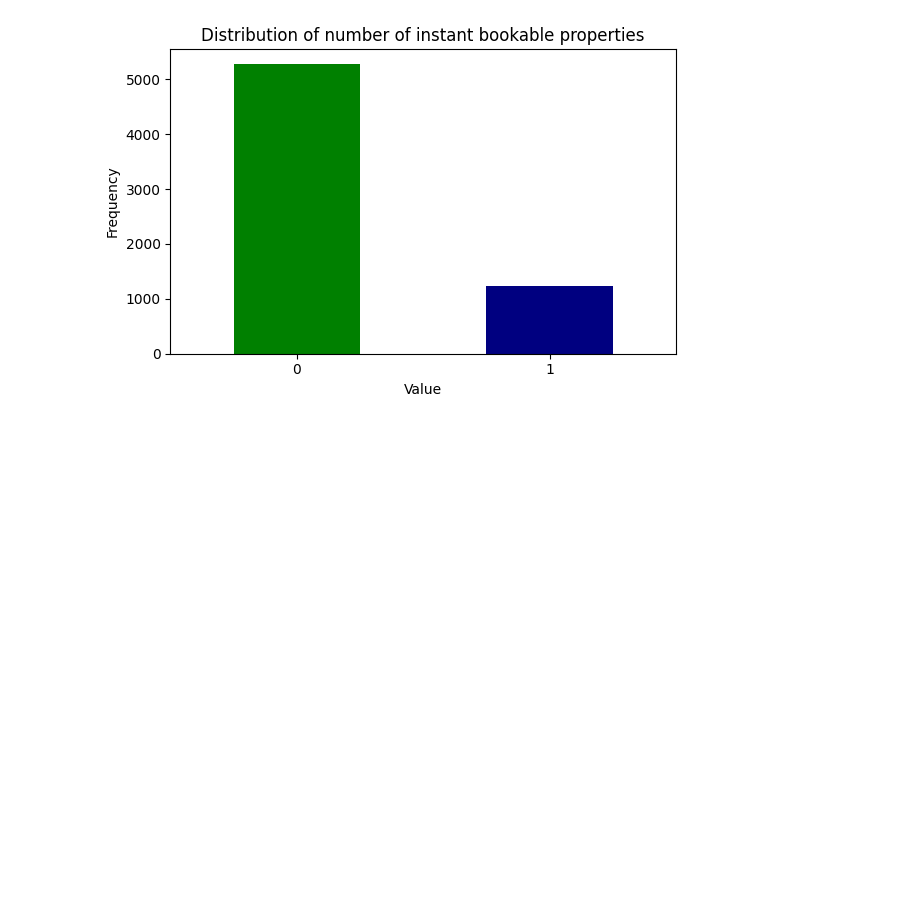
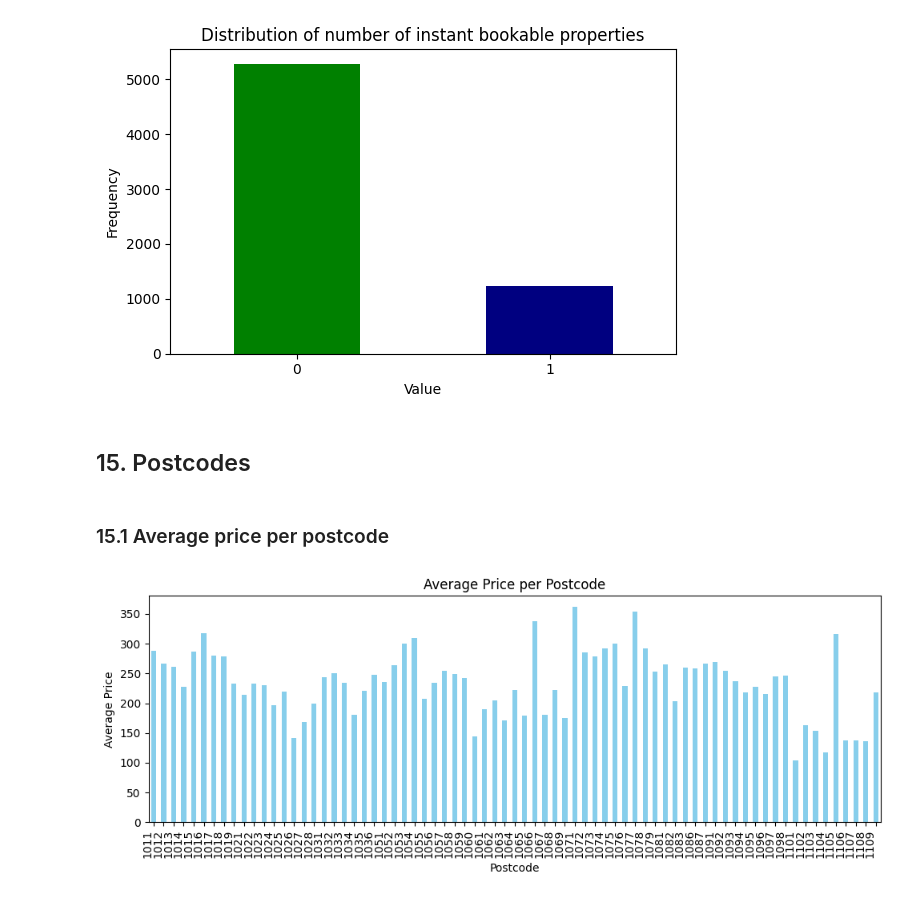
Before and after one commit to linashyshova/eds_modeling, a Jupyter notebook: 2_data_review.ipynb, the cells around one changed output. Drawn from its saved outputs; the diff is of its cells as text; code cells hidden in the pictures; blank space fills up the shorter version.

```diff
--- a/2_data_review.ipynb
+++ b/2_data_review.ipynb
@@ -8,7 +8,7 @@ import pandas as pd
 import matplotlib.pyplot as plt
 import contextily as ctx
 # %%
-df = pd.read_csv('./data/output/result.csv')
+df = pd.read_csv('./data/output/result_gemeente.csv')
 # %% [markdown]
 # Review data
 # %% [markdown]
@@ -21,6 +22,8 @@ df = df.dropna(subset=['bathrooms'])
 df = df[df["amenities"] != '[]']
 df = df[df["price"] < 1000]
 df = df[df["number_of_reviews"] < 500]
+df = df[df["postcode"] != 1037]
+df = df[df["postcode"] != 1042]
 # %%
 df.info()
 # %% [output]
@@ -461,3 +464,20 @@ plt.tight_layout()
 plt.show()
 # %% [output]
 [figure]
+# %% [markdown]
+## 15. Postcodes
+# %% [markdown]
+### 15.1 Average price per postcode
+# %%
+average_price = df.groupby('postcode')['price'].mean()
+
+plt.figure(figsize=(10, 4))
+average_price.plot(kind='bar', color='skyblue')
+plt.title('Average Price per Postcode')
+plt.xlabel('Postcode')
+plt.ylabel('Average Price')
+plt.xticks(rotation=90, ha='right')
+plt.tight_layout()
+plt.show()
+# %% [output]
+[figure, added]
```
Also changed, not shown: parts of 14 cells of this notebook, 4 other files.
